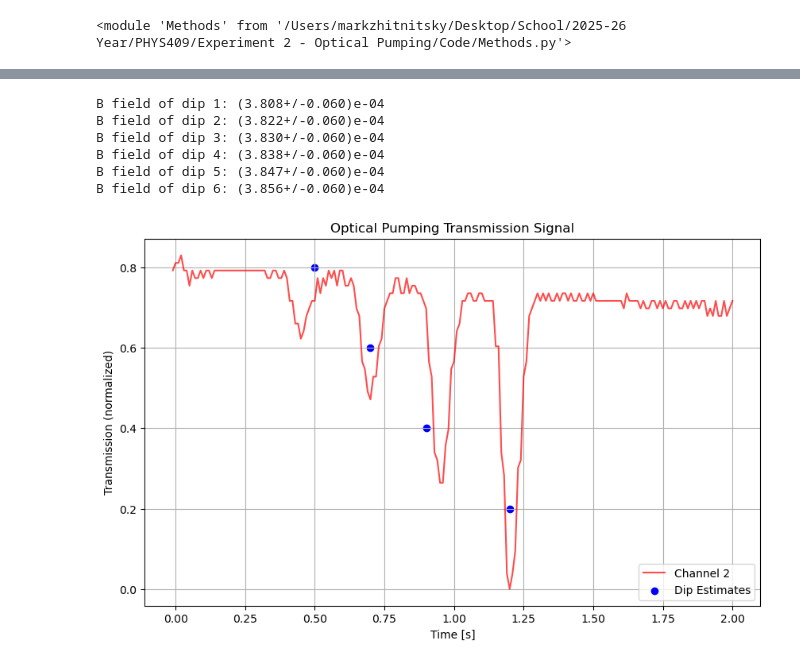
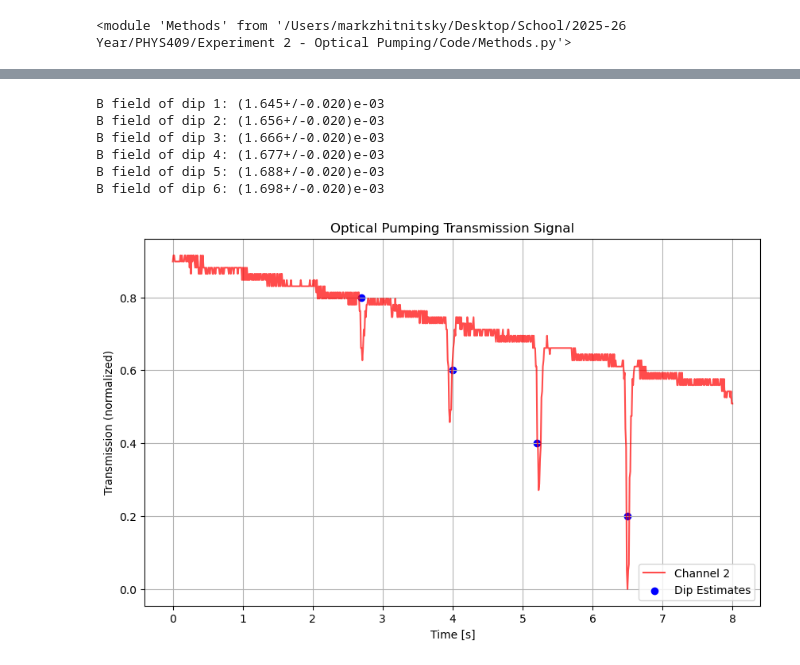
Before and after one commit to MarkZhit/PHYS409-Optical_Pumping, a Jupyter notebook: quadraticZeemanCollection.ipynb, the cells around one changed output, grey strips where cells are left out. Saved outputs shown, nothing was run; the diff lists cells and outputs as text; code cells hidden in the pictures.

```diff
--- a/quadraticZeemanCollection.ipynb
+++ b/quadraticZeemanCollection.ipynb
@@ -85,8 +87,8 @@ x0_6_index = int(x0_6_u.n // dt)
 numAvg = 10
 
 
-vMeasured =0.3045  # V
-vShift = ufloat(vMeasured,0.002 * vMeasured) # range shifted, either get from data or write down dial position idk
+# vMeasured =0.3045  # V
+vShift = ufloat(vHoriz,0.002 * vHoriz) # range shifted, either get from data or write down dial position idk
 # TODO: adjust this, I assumed 0.2% ucnertainty from seeing how much the smaller digits varied at a constant measurement
 
 v_0Field = ufloat(3.012,0.031) # taken from 195kHz, though other frequencies were close (this isn't frequency dependent)
@@ -104,8 +106,8 @@ v_5 = ufloat(np.mean(y1[x0_5_index - numAvg : x0_5_index + numAvg]),
 v_6 = ufloat(np.mean(y1[x0_6_index - numAvg : x0_6_index + numAvg]),
              np.std(y1[x0_6_index - numAvg : x0_6_index + numAvg]) / np.sqrt(2*numAvg))
 
-VtoBSweep = ufloat(0.6 * 10 ** (-4) , 0.6 * 10 ** (-4)  / 100)
-VtoBHoriz = ufloat(2*8.8*10**(-4),2*8.8*10**(-4) / 100)
+VtoBSweep = ufloat(0.6 * 10 ** (-4) , 0.6 * 10 ** (-4)  / 100) * 1.03360784475
+VtoBHoriz = ufloat(1.705174/1000,0.017945/1000)
 
 dip1 = (v_1-v_0Field) * VtoBSweep + vShift * VtoBHoriz
 dip2 = (v_2-v_0Field) * VtoBSweep + vShift * VtoBHoriz
@@ -121,34 +123,36 @@ print(f"B field of dip 4: {dip4:.3e}")
 print(f"B field of dip 5: {dip5:.3e}")
 print(f"B field of dip 6: {dip6:.3e}")
 # %% [output]
-B field of dip 1: (3.808+/-0.060)e-04
-B field of dip 2: (3.822+/-0.060)e-04
-B field of dip 3: (3.830+/-0.060)e-04
-B field of dip 4: (3.838+/-0.060)e-04
-B field of dip 5: (3.847+/-0.060)e-04
-B field of dip 6: (3.856+/-0.060)e-04
+B field of dip 1: (1.645+/-0.020)e-03
+B field of dip 2: (1.656+/-0.020)e-03
+B field of dip 3: (1.666+/-0.020)e-03
+B field of dip 4: (1.677+/-0.020)e-03
+B field of dip 5: (1.688+/-0.020)e-03
+B field of dip 6: (1.698+/-0.020)e-03
 # %%
 filepath = 'models/quadraticRb85ZeemanData.csv'
 
 m.append_to_sextupleZeeman_csv(freq, (dip1,dip2,dip3,dip4,dip5,dip6), filepath)
 # %%
-freq = 3.7
-savename = "10s measurement Mar 16 - 3p7MHz"
-time, y1, y2, y2_norm = m.read_transmission_csv('./data/Mar 16 measurement/3p7MHz_10s.csv')
+freq = 13.1
+vHoriz = 1.07  # V
+date = "Mar 16"
+savename = "10s measurement " + date + " - " + str(freq).replace('.', 'p') + "MHz"
+time, y1, y2, y2_norm = m.read_transmission_csv("./data/" + date + " measurement/" + str(freq).replace('.', 'p') + "MHz_10s.csv")
 # %%
-t0 = 3
-tf = 5
+t0 = 0
+tf = 8
 nCutBeginning = (t0 // (time[1] - time[0])).astype(int)
 nCutEnd = ((time[-1] - tf) // (time[1] - time[0])).astype(int)
 
 time_cutFirst = time[nCutBeginning:len(time)-nCutEnd] - t0
 y2_norm_cutFirst = y2_norm[nCutBeginning:len(time)-nCutEnd]
 
-x0s = np.array([0.5,0.7,0.9,1.2])
+x0s = np.array([2.7,4,5.2,6.5])
 
 m.plot_quadraticZeeman_quadruple_transmission(time_cutFirst, y2_norm_cutFirst, x0s, savename)
 # %% [output]
-[figure, old version]
+[figure, new version]
 # %%
 #    (A, h1, g1, x0_1, h2, g2, x0_2,  h3, g3, x0_3):
 variables = ["A", "m", "h1", "g1", "x0_1", "h2", "g2", "x0_2",  "h3", "g3", "x0_3",  "h4", "g4", "x0_4"]
```
Also changed, not shown: parts of 7 cells of this notebook, 38 other files.
